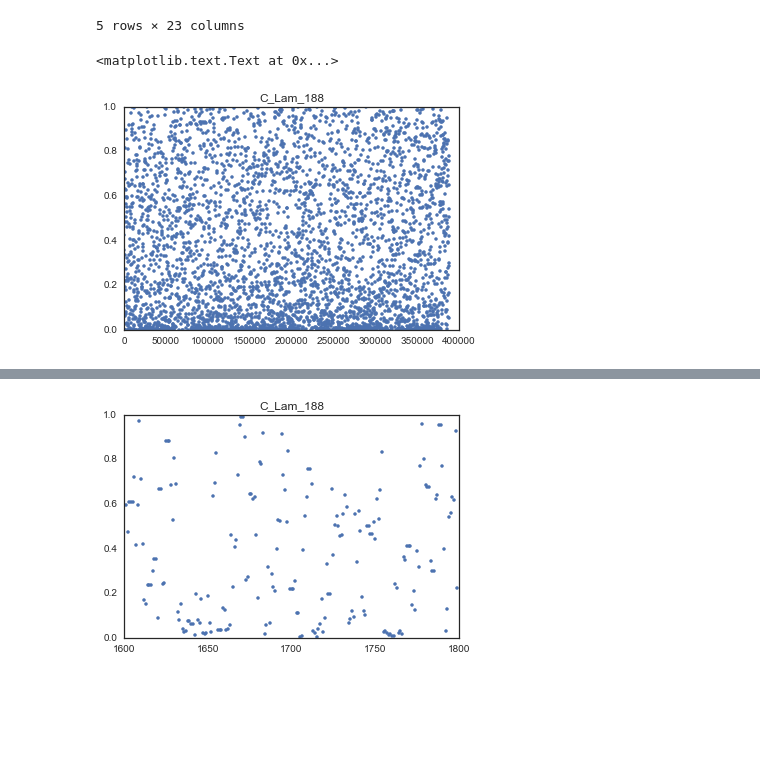
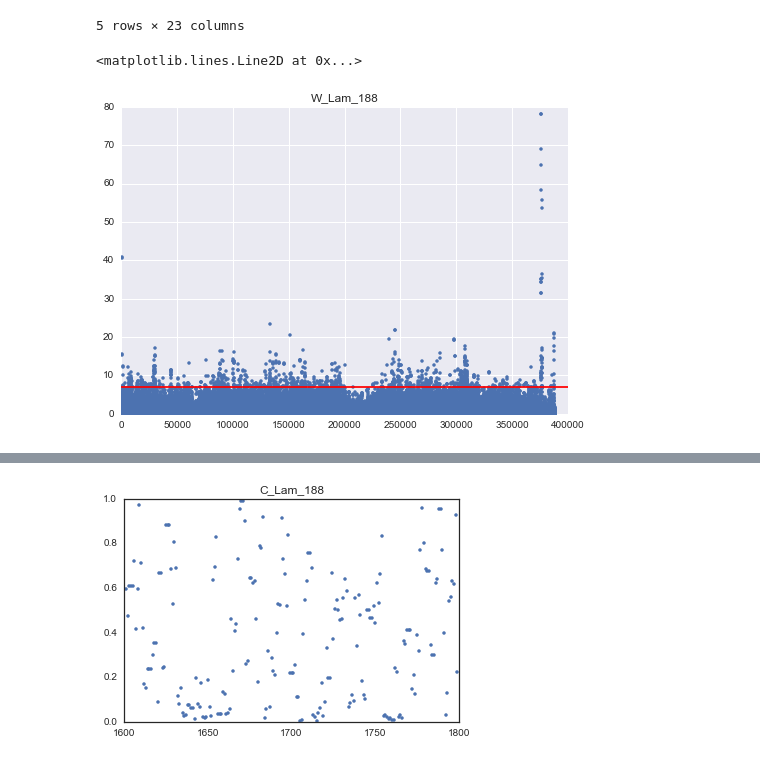
Before and after one commit to leandraking/SacktonProject, a Jupyter notebook: 20160607_DamID_analysis.ipynb, the cells around one changed output, grey strips where cells are left out. Drawn from its saved outputs; the diff is of its cells as text; code cells hidden in the pictures; blank space fills up the shorter version.

Commit message:
Went over analysis with Tim. Added a number of new plots, and outlines for what to do next.

```diff
--- a/20160607_DamID_analysis.ipynb
+++ b/20160607_DamID_analysis.ipynb
@@ -494,11 +515,13 @@ padjManhatt.head()
 # %%
 protein="Lam"
 line="188"
-tissue="C"
+tissue="W"
 
 f, ax = plt.subplots()
-plt.plot(pvalManhatt[tissue + '_'+ protein + '_' + line][::100], '.')
+plt.plot(-np.log10(pvalManhatt[tissue + '_'+ protein + '_' + line])[::], '.')
 plt.title(tissue + '_'+ protein + '_' + line)
+len_data= len(pvalManhatt[tissue + '_'+ protein + '_' + line].dropna())
+plt.axhline(y=-np.log10(.05/len_data),xmin=0, xmax=len_data, color="red")
 # %% [output]
-<matplotlib.text.Text at 0x...>
+<matplotlib.lines.Line2D at 0x...>
-[figure, old version]
+[figure, new version]
```
Also changed, not shown: parts of 23 cells of this notebook.
